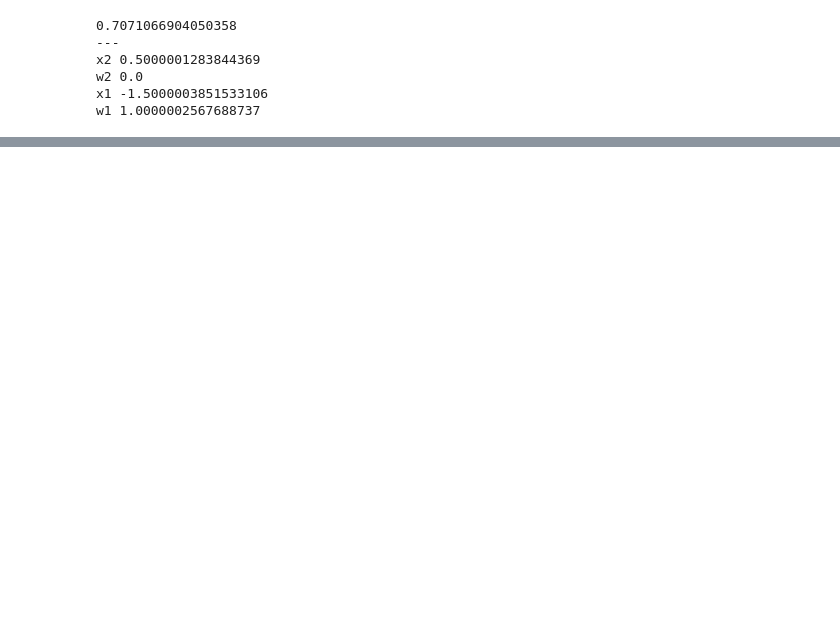
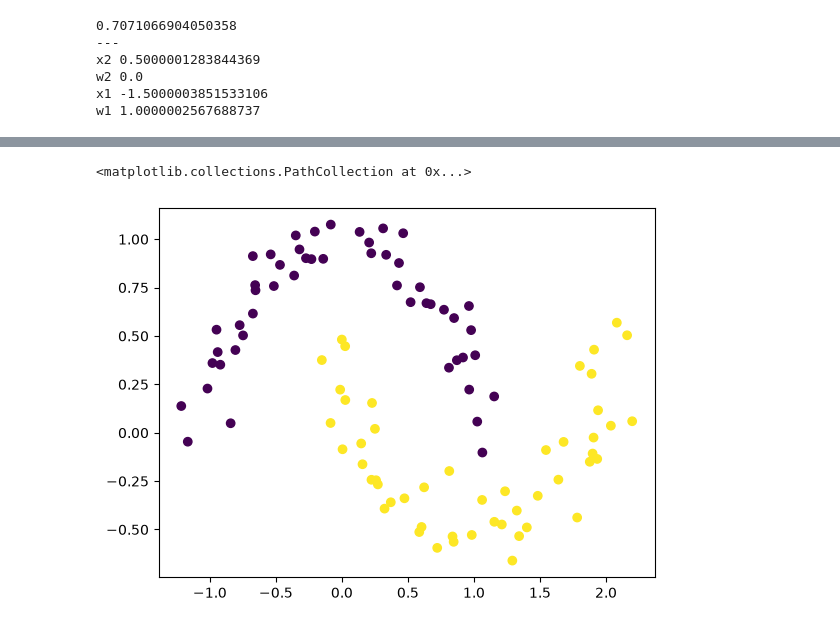
Before and after one commit to TomRodger/ml-foundations, a Jupyter notebook: micrograd/micrograd.ipynb, the cells around one changed output, grey strips where cells are left out. Cells and saved outputs as stored; diff of their text form; code cells hidden in the pictures; blank space fills up the shorter version.

Commit message:
micrograd: extract engine/nn modules, added moons experiment. ReLU vs linear decision boundaries, numpy plotting

```diff
--- a/micrograd/micrograd.ipynb
+++ b/micrograd/micrograd.ipynb
@@ -316,0 +324,11 @@ ypred
+# %%
+X, y = make_moons(n_samples=100, noise=0.1)
+y = y*2 - 1   # {0,1} → {-1,1}
+
+X, y = make_moons(n_samples=100, noise=0.1)
+y = y*2 - 1
+# %%
+plt.scatter(X[:,0], X[:,1], c=y)
+# %% [output]
+<matplotlib.collections.PathCollection at 0x...>
+[figure, added]
```
Also changed, not shown: parts of 7 cells of this notebook, 7 other files.
